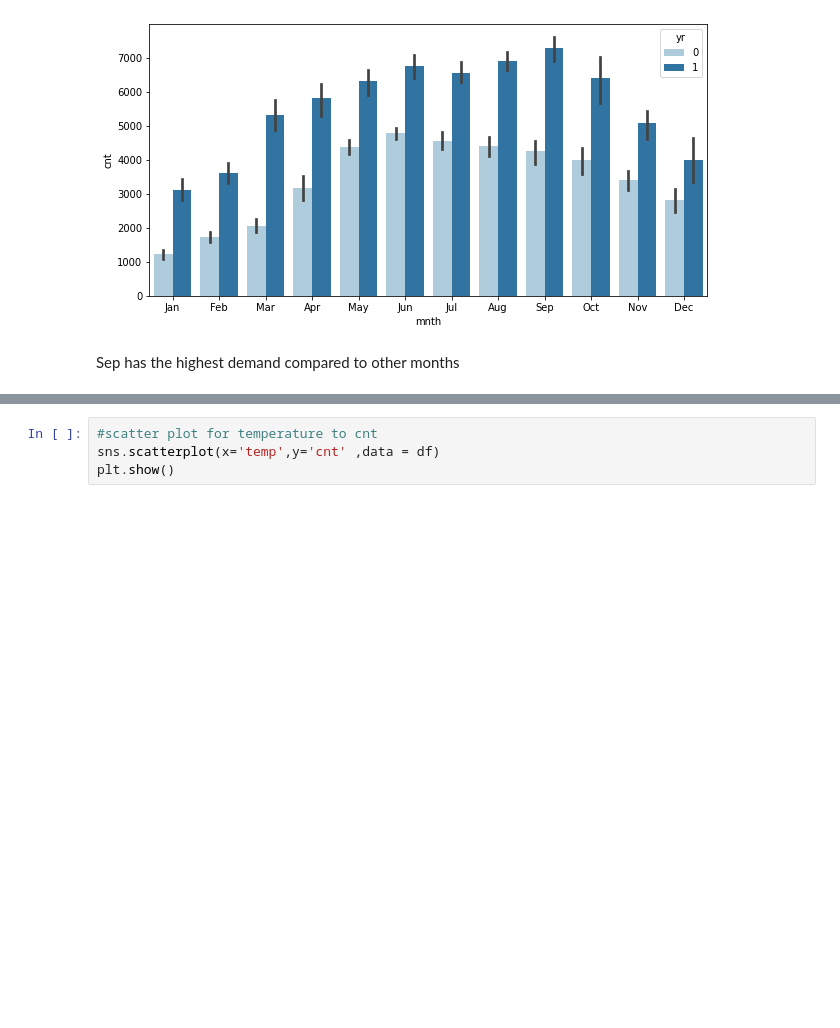
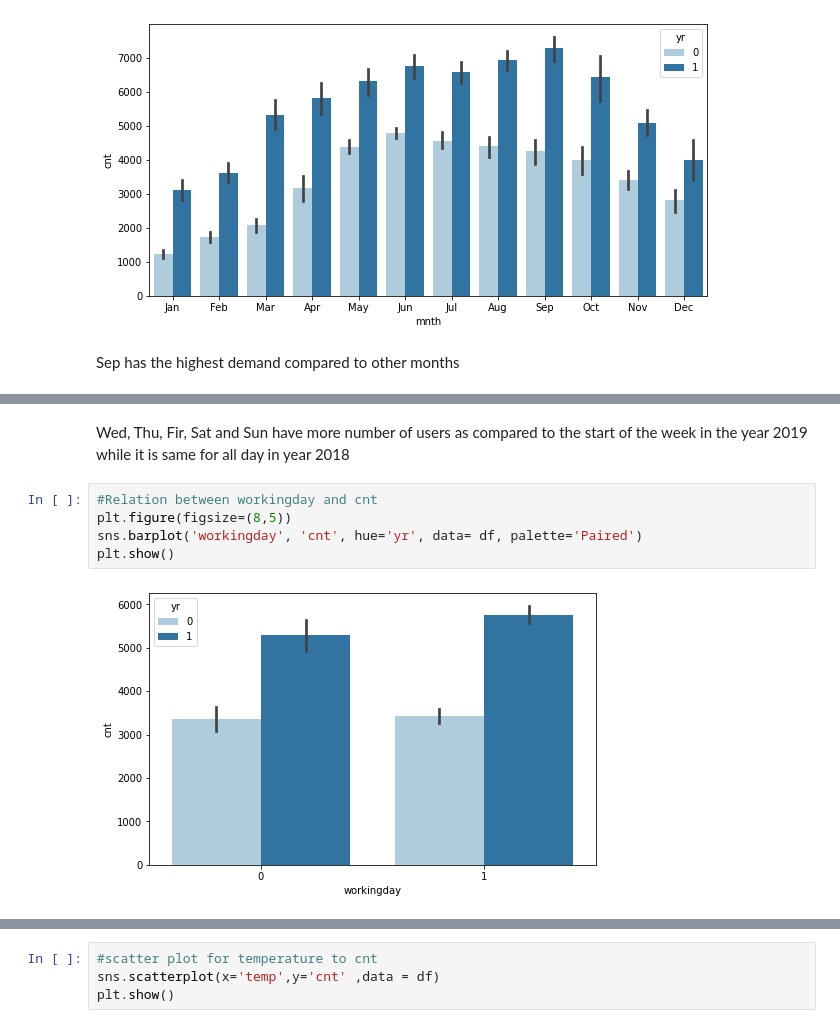
Before and after one commit to PramodKhandare/BoomBikes-LinearRegression-Assignment, a Jupyter notebook: BoomBikes-LinearRegression-Assignment.ipynb, the cells around one changed output, grey strips where cells are left out. Cells and saved outputs as stored; diff of their text form; blank space fills up the shorter version.

```diff
--- a/BoomBikes-LinearRegression-Assignment.ipynb
+++ b/BoomBikes-LinearRegression-Assignment.ipynb
@@ -228,0 +261,9 @@ Sep has the highest demand compared to other months
+# %% [markdown]
+Wed, Thu, Fir, Sat and Sun have more number of users as compared to the start of the week in the year 2019 while it is same for all day in year 2018
+# %%
+#Relation between workingday and cnt
+plt.figure(figsize=(8,5))
+sns.barplot('workingday', 'cnt', hue='yr', data= df, palette='Paired')
+plt.show()
+# %% [output]
+[figure, added]
```
Also changed, not shown: parts of 30 cells of this notebook.
